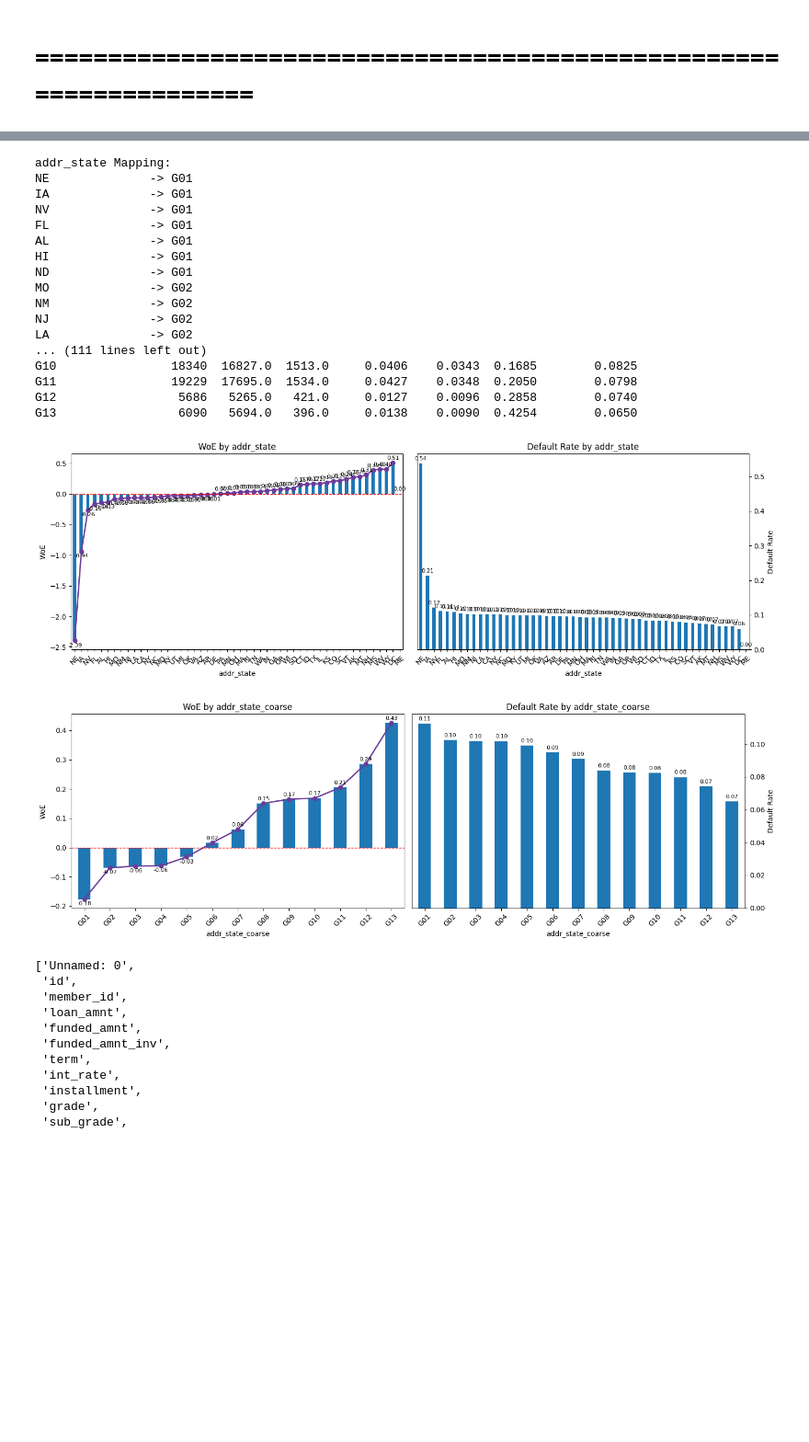
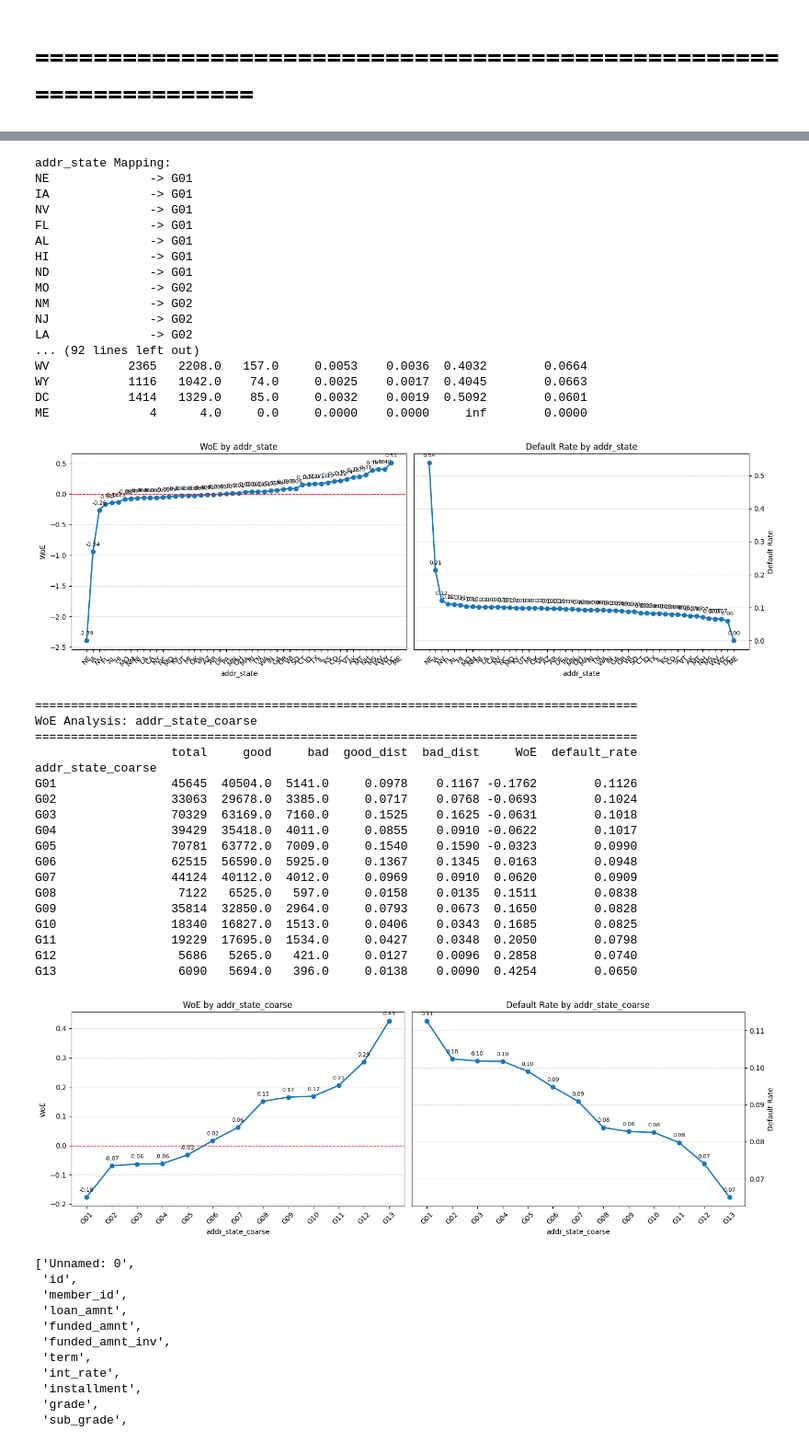
Before and after one commit to aminmirhaj/credit-risk-modeling, a Jupyter notebook: notebooks/00_initial_full_version.ipynb, the cells around one changed output, grey strips where cells are left out. Shown at 92% size. Cells and saved outputs as stored; diff of their text form; code cells hidden in the pictures; blank space fills up the shorter version.

```diff
--- a/notebooks/00_initial_full_version.ipynb
+++ b/notebooks/00_initial_full_version.ipynb
@@ -1109,0 +1229,38 @@ MORTGAGE               232126  212628.0  19498.0     0.5135    0.4425  0.1489
+# %%
+def coarse_classing_analysis_for_categorical_column(df, column_name, category_mapping, plot=True):
+
+    # ============================================================
+    # 1. APPLY COARSE CLASSING
+    # ============================================================
+
+    new_column_name = f"{column_name}_coarse"
+
+    df[new_column_name] = df[column_name].map(category_mapping)
+
+    # Display category mapping
+    print(f"\n{column_name} Mapping:")
+
+    for original, grouped in category_mapping.items():
+        print(f"{original:<15} -> {grouped}")
+
+    # ============================================================
+    # 2. WOE ANALYSIS: ORIGINAL VS COARSE
+    # ============================================================
+
+    columns_to_analyze = [
+        column_name,
+        new_column_name
+    ]
+
+    # Use the existing calculate_woe_discrete() function
+    woe_comparison = calculate_woe_discrete(
+        df,
+        columns_to_analyze,
+        plot=plot
+    )
+
+    # ============================================================
+    # 3. RETURN RESULTS
+    # ============================================================
+
+    return woe_comparison
@@ -1341,41 +1577,59 @@ category_mapping = {
     "VT": "G12",
     "AK": "G12",
     "MT": "G12",
     "NH": "G12",
 
     # G13
     "MS": "G13",
     "WV": "G13",
     "WY": "G13",
     "DC": "G13",
     "ME": "G13"
 }
 
-woe_comparison = coarse_classing_analysis(
+woe_comparison = coarse_classing_analysis_for_categorical_column(
     df,
     column_name,
     category_mapping
 )
 # %% [output]
 addr_state Mapping:
 NE              -> G01
 IA              -> G01
 NV              -> G01
 FL              -> G01
 AL              -> G01
 HI              -> G01
 ND              -> G01
 MO              -> G02
 NM              -> G02
 NJ              -> G02
 LA              -> G02
-... (111 lines left out)
-G10                18340  16827.0  1513.0     0.0406    0.0343  0.1685        0.0825
-G11                19229  17695.0  1534.0     0.0427    0.0348  0.2050        0.0798
-G12                 5686   5265.0   421.0     0.0127    0.0096  0.2858        0.0740
-G13                 6090   5694.0   396.0     0.0138    0.0090  0.4254        0.0650
+... (92 lines left out)
+WV           2365   2208.0   157.0     0.0053    0.0036  0.4032        0.0664
+WY           1116   1042.0    74.0     0.0025    0.0017  0.4045        0.0663
+DC           1414   1329.0    85.0     0.0032    0.0019  0.5092        0.0601
+ME              4      4.0     0.0     0.0000    0.0000     inf        0.0000
-[figure, old version]
+[figure, new version]
+====================================================================================
+WoE Analysis: addr_state_coarse
+====================================================================================
+                   total     good     bad  good_dist  bad_dist     WoE  default_rate
+addr_state_coarse
+G01                45645  40504.0  5141.0     0.0978    0.1167 -0.1762        0.1126
+G02                33063  29678.0  3385.0     0.0717    0.0768 -0.0693        0.1024
+G03                70329  63169.0  7160.0     0.1525    0.1625 -0.0631        0.1018
+G04                39429  35418.0  4011.0     0.0855    0.0910 -0.0622        0.1017
+G05                70781  63772.0  7009.0     0.1540    0.1590 -0.0323        0.0990
+G06                62515  56590.0  5925.0     0.1367    0.1345  0.0163        0.0948
+G07                44124  40112.0  4012.0     0.0969    0.0910  0.0620        0.0909
+G08                 7122   6525.0   597.0     0.0158    0.0135  0.1511        0.0838
+G09                35814  32850.0  2964.0     0.0793    0.0673  0.1650        0.0828
+G10                18340  16827.0  1513.0     0.0406    0.0343  0.1685        0.0825
+G11                19229  17695.0  1534.0     0.0427    0.0348  0.2050        0.0798
+G12                 5686   5265.0   421.0     0.0127    0.0096  0.2858        0.0740
+G13                 6090   5694.0   396.0     0.0138    0.0090  0.4254        0.0650
-[figure, old version]
+[figure, new version]
 # %%
 # IV
 # %%
```
Also changed, not shown: parts of 32 cells of this notebook.
